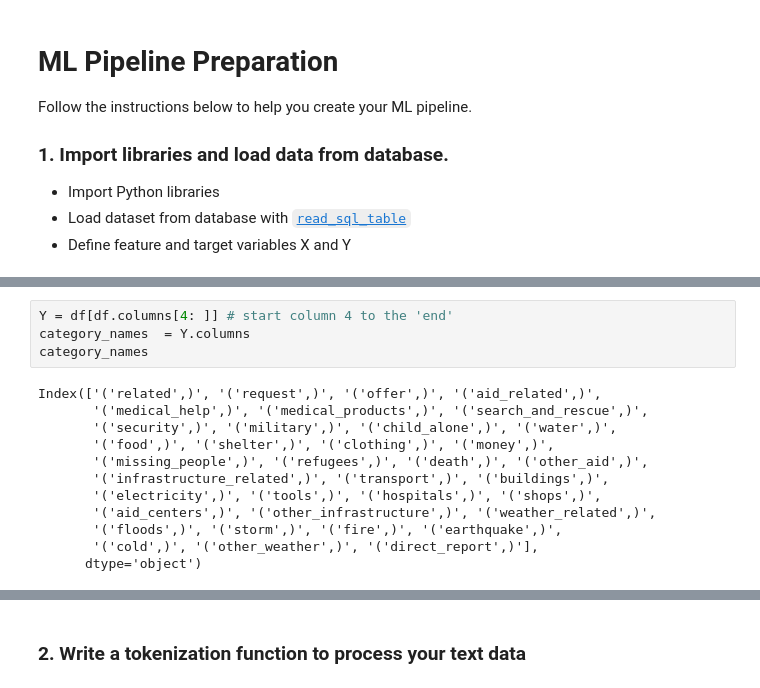
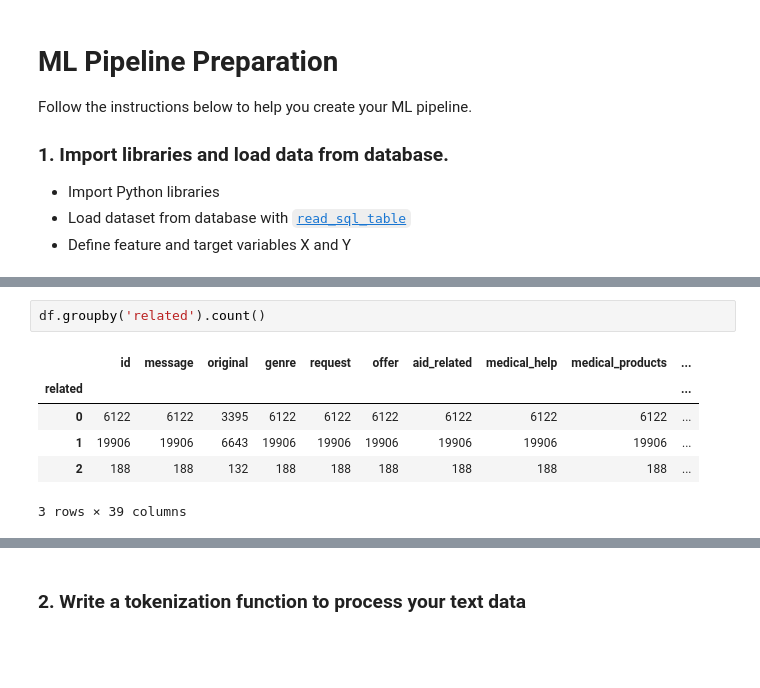
Before and after one commit to wire2coder/disaster-response-pipeline-uda, a Jupyter notebook: Piplines/ML Pipeline Preparation.ipynb, the cells around one changed output, grey strips where cells are left out. Cells and saved outputs as stored; diff of their text form; blank space fills up the shorter version.

```diff
--- a/Piplines/ML Pipeline Preparation.ipynb
+++ b/Piplines/ML Pipeline Preparation.ipynb
@@ -54,17 +61,10 @@ df.head(3)
 3 rows × 40 columns
-# %%
-Y = df[df.columns[4: ]] # start column 4 to the 'end'
-category_names  = Y.columns
-category_names
-# %% [output]
-Index(['('related',)', '('request',)', '('offer',)', '('aid_related',)',
-       '('medical_help',)', '('medical_products',)', '('search_and_rescue',)',
-       '('security',)', '('military',)', '('child_alone',)', '('water',)',
-       '('food',)', '('shelter',)', '('clothing',)', '('money',)',
-       '('missing_people',)', '('refugees',)', '('death',)', '('other_aid',)',
-       '('infrastructure_related',)', '('transport',)', '('buildings',)',
-       '('electricity',)', '('tools',)', '('hospitals',)', '('shops',)',
-       '('aid_centers',)', '('other_infrastructure',)', '('weather_related',)',
-       '('floods',)', '('storm',)', '('fire',)', '('earthquake',)',
-       '('cold',)', '('other_weather',)', '('direct_report',)'],
-      dtype='object')
+# %%
+df.groupby('related').count()
+# %% [output]
+|  | id | message | original | genre | request | offer | aid_related | medical_help | medical_products | ... |
+| related |  |  |  |  |  |  |  |  |  | ... |
+| 0 | 6122 | 6122 | 3395 | 6122 | 6122 | 6122 | 6122 | 6122 | 6122 | ... |
+| 1 | 19906 | 19906 | 6643 | 19906 | 19906 | 19906 | 19906 | 19906 | 19906 | ... |
+| 2 | 188 | 188 | 132 | 188 | 188 | 188 | 188 | 188 | 188 | ... |
+3 rows × 39 columns
```
Also changed, not shown: parts of 25 cells of this notebook, 3 other files.
